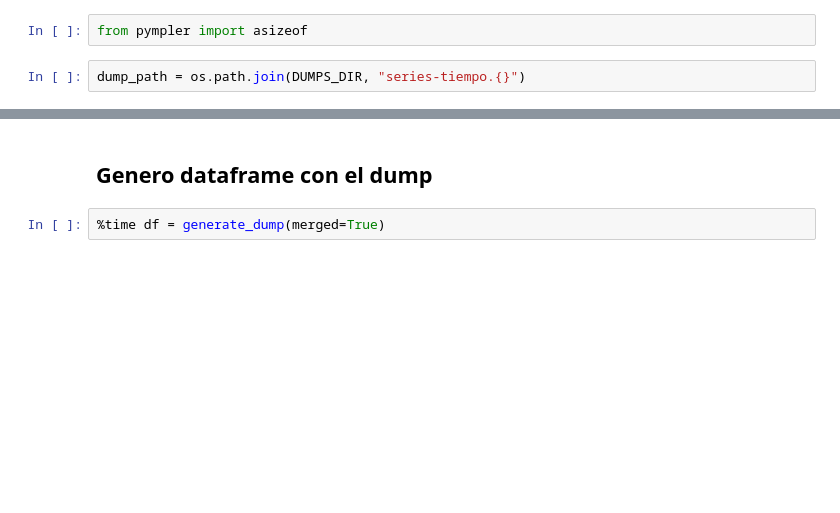
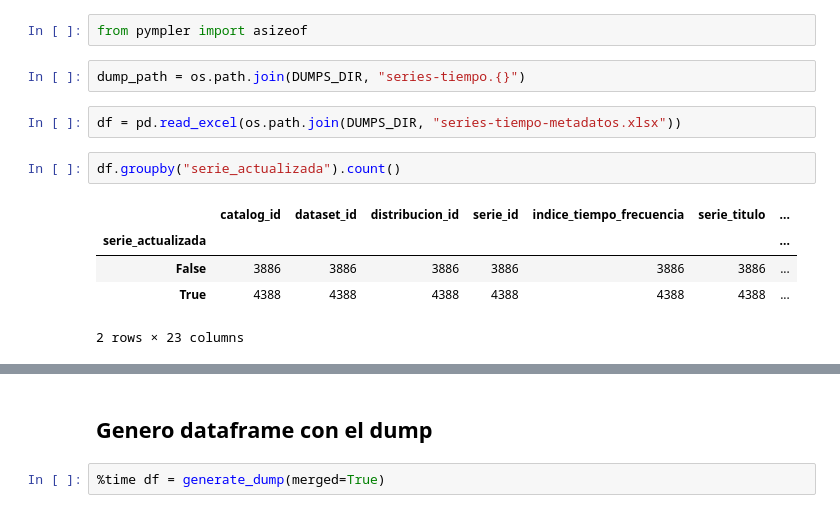
Before and after one commit to datosgobar/series-tiempo-ar-scraping, a Jupyter notebook: scripts/Pruebas dumps.ipynb, the cells around one changed output, grey strips where cells are left out. Saved outputs shown, nothing was run; the diff lists cells and outputs as text; blank space fills up the shorter version.

```diff
--- a/scripts/Pruebas dumps.ipynb
+++ b/scripts/Pruebas dumps.ipynb
@@ -18,3 +18,13 @@ import numpy as np
 from pympler import asizeof
 # %%
 dump_path = os.path.join(DUMPS_DIR, "series-tiempo.{}")
+# %%
+df = pd.read_excel(os.path.join(DUMPS_DIR, "series-tiempo-metadatos.xlsx"))
+# %%
+df.groupby("serie_actualizada").count()
+# %% [output]
+|  | catalog_id | dataset_id | distribucion_id | serie_id | indice_tiempo_frecuencia | serie_titulo | ... |
+| serie_actualizada |  |  |  |  |  |  | ... |
+| False | 3886 | 3886 | 3886 | 3886 | 3886 | 3886 | ... |
+| True | 4388 | 4388 | 4388 | 4388 | 4388 | 4388 | ... |
+2 rows × 23 columns
```
Also changed, not shown: parts of 1 cell of this notebook, 2 other files.
